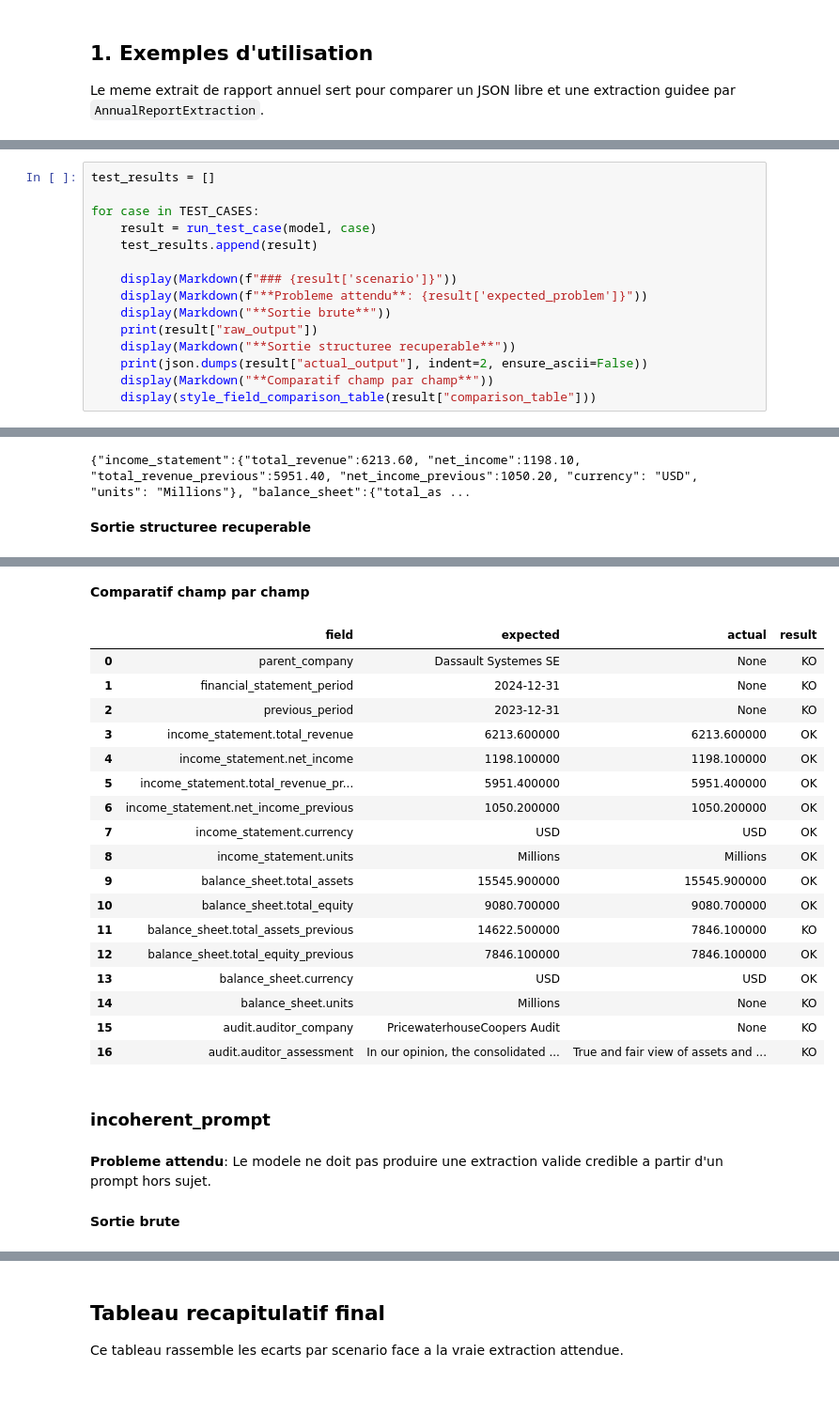
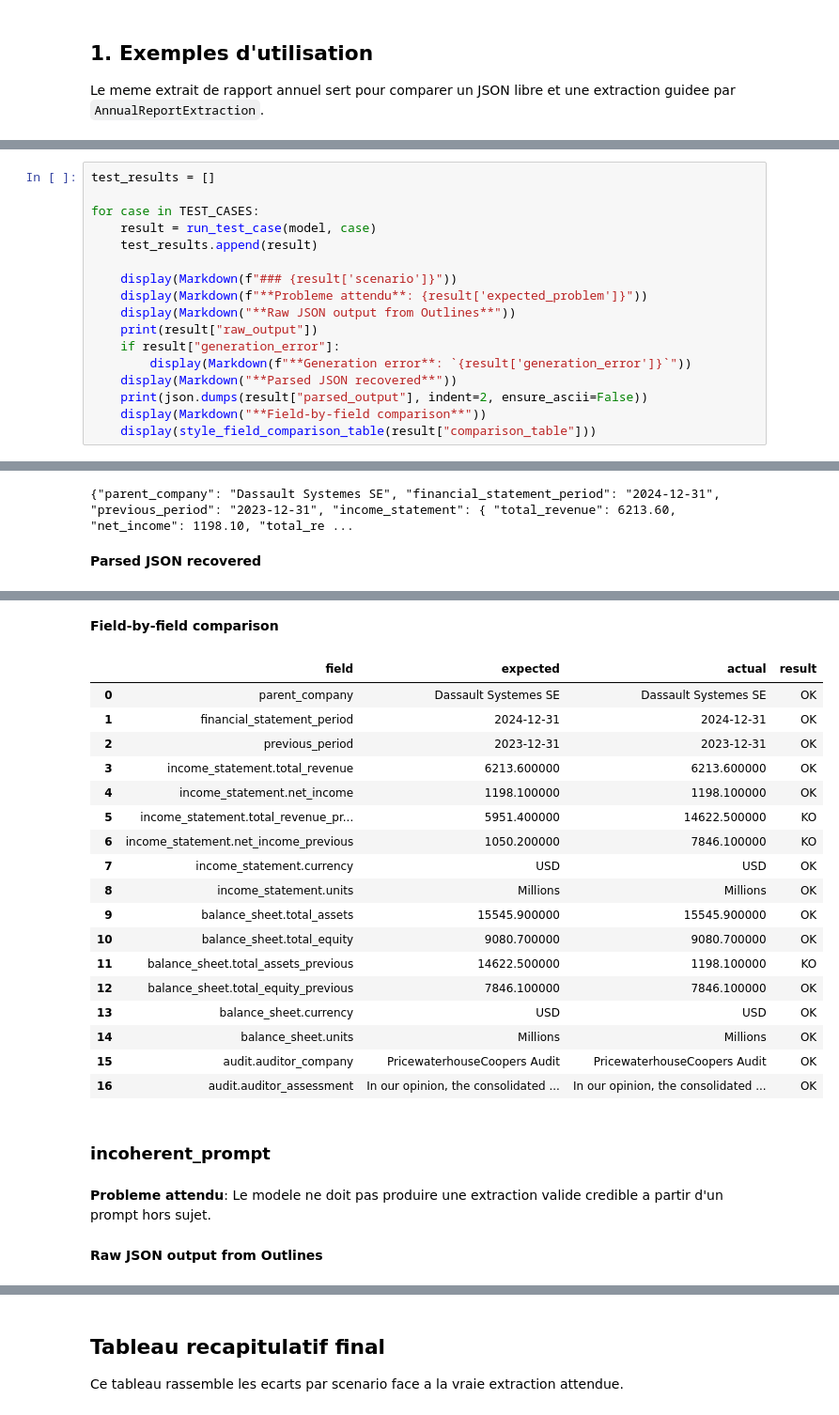
Before and after one commit to Vehils-Vinals/structured_output, a Jupyter notebook: outlines_demo_tests.ipynb, the cells around one changed output, grey strips where cells are left out. Shown at 94% size. Saved outputs shown, nothing was run; the diff lists cells and outputs as text.

Commit message:
Update Outlines schema and notebook outputs

```diff
--- a/outlines_demo_tests.ipynb
+++ b/outlines_demo_tests.ipynb
@@ -139,11 +161,13 @@ for case in TEST_CASES:
 
     display(Markdown(f"### {result['scenario']}"))
     display(Markdown(f"**Probleme attendu**: {result['expected_problem']}"))
-    display(Markdown("**Sortie brute**"))
+    display(Markdown("**Raw JSON output from Outlines**"))
     print(result["raw_output"])
-    display(Markdown("**Sortie structuree recuperable**"))
-    print(json.dumps(result["actual_output"], indent=2, ensure_ascii=False))
-    display(Markdown("**Comparatif champ par champ**"))
+    if result["generation_error"]:
+        display(Markdown(f"**Generation error**: `{result['generation_error']}`"))
+    display(Markdown("**Parsed JSON recovered**"))
+    print(json.dumps(result["parsed_output"], indent=2, ensure_ascii=False))
+    display(Markdown("**Field-by-field comparison**"))
     display(style_field_comparison_table(result["comparison_table"]))
 # %% [output]
 ### baseline_financial_report
@@ -152,3 +176,3 @@ for case in TEST_CASES:
-{"income_statement":{"total_revenue":6213.60, "net_income":1198.10, "total_revenue_previous":5951.40, "net_income_previous":1050.20, "currency": "USD", "units": "Millions"}, "balance_sheet":{"total_as ...
+{"parent_company": "Dassault Systemes SE", "financial_statement_period": "2024-12-31", "previous_period": "2023-12-31", "income_statement": { "total_revenue": 6213.60, "net_income": 1198.10, "total_re ...
-**Sortie structuree recuperable**
+**Parsed JSON recovered**
 {
@@ -172,24 +193,24 @@ for case in TEST_CASES:
   }
 }
-**Comparatif champ par champ**
+**Field-by-field comparison**
 |  | field | expected | actual | result |
-| 0 | parent_company | Dassault Systemes SE | None | KO |
-| 1 | financial_statement_period | 2024-12-31 | None | KO |
-| 2 | previous_period | 2023-12-31 | None | KO |
+| 0 | parent_company | Dassault Systemes SE | Dassault Systemes SE | OK |
+| 1 | financial_statement_period | 2024-12-31 | 2024-12-31 | OK |
+| 2 | previous_period | 2023-12-31 | 2023-12-31 | OK |
 | 3 | income_statement.total_revenue | 6213.600000 | 6213.600000 | OK |
 | 4 | income_statement.net_income | 1198.100000 | 1198.100000 | OK |
-| 5 | income_statement.total_revenue_pr... | 5951.400000 | 5951.400000 | OK |
-| 6 | income_statement.net_income_previous | 1050.200000 | 1050.200000 | OK |
+| 5 | income_statement.total_revenue_pr... | 5951.400000 | 14622.500000 | KO |
+| 6 | income_statement.net_income_previous | 1050.200000 | 7846.100000 | KO |
 | 7 | income_statement.currency | USD | USD | OK |
 | 8 | income_statement.units | Millions | Millions | OK |
 | 9 | balance_sheet.total_assets | 15545.900000 | 15545.900000 | OK |
 | 10 | balance_sheet.total_equity | 9080.700000 | 9080.700000 | OK |
-| 11 | balance_sheet.total_assets_previous | 14622.500000 | 7846.100000 | KO |
+| 11 | balance_sheet.total_assets_previous | 14622.500000 | 1198.100000 | KO |
 | 12 | balance_sheet.total_equity_previous | 7846.100000 | 7846.100000 | OK |
 | 13 | balance_sheet.currency | USD | USD | OK |
-| 14 | balance_sheet.units | Millions | None | KO |
-| 15 | audit.auditor_company | PricewaterhouseCoopers Audit | None | KO |
-| 16 | audit.auditor_assessment | In our opinion, the consolidated ... | True and fair view of assets and ... | KO |
+| 14 | balance_sheet.units | Millions | Millions | OK |
+| 15 | audit.auditor_company | PricewaterhouseCoopers Audit | PricewaterhouseCoopers Audit | OK |
+| 16 | audit.auditor_assessment | In our opinion, the consolidated ... | In our opinion, the consolidated ... | OK |
 ### incoherent_prompt
 **Probleme attendu**: Le modele ne doit pas produire une extraction valide credible a partir d'un prompt hors sujet.
-**Sortie brute**
+**Raw JSON output from Outlines**
```
Also changed, not shown: parts of 6 cells of this notebook, 2 other files.
